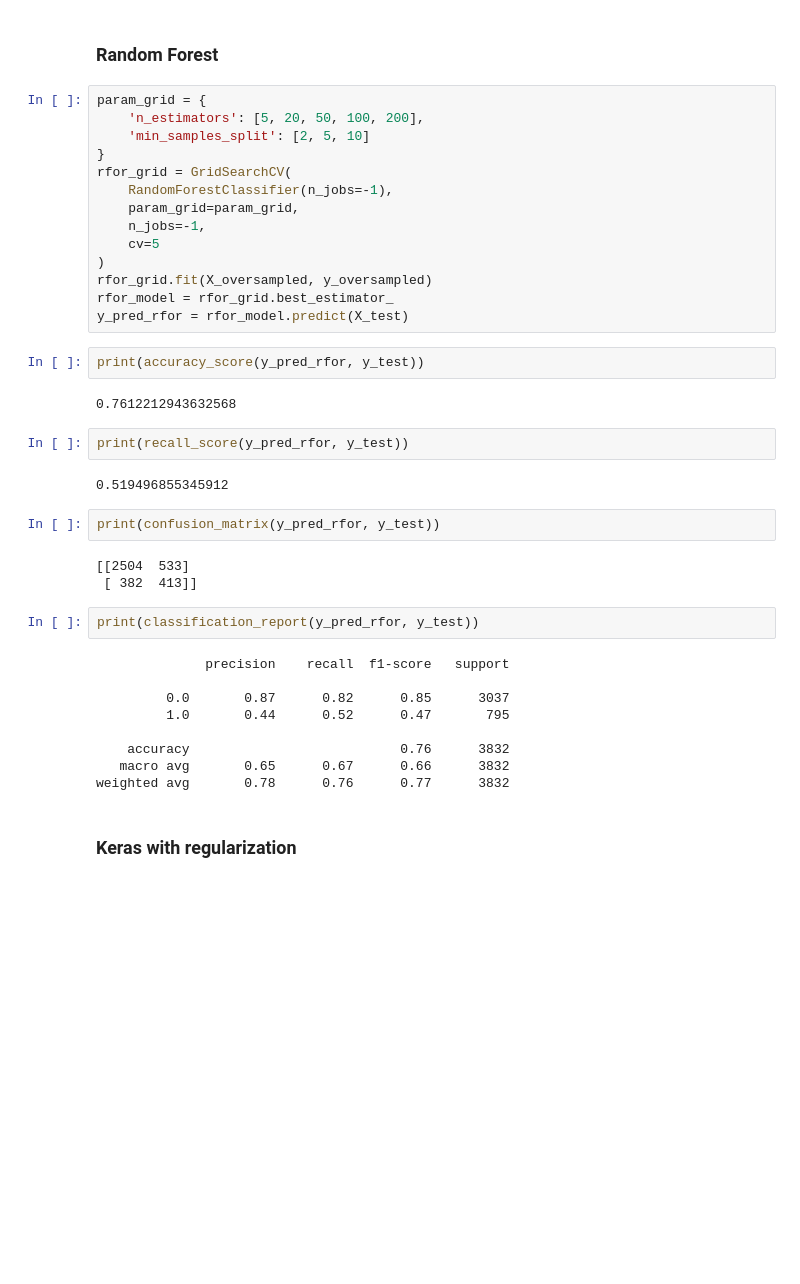
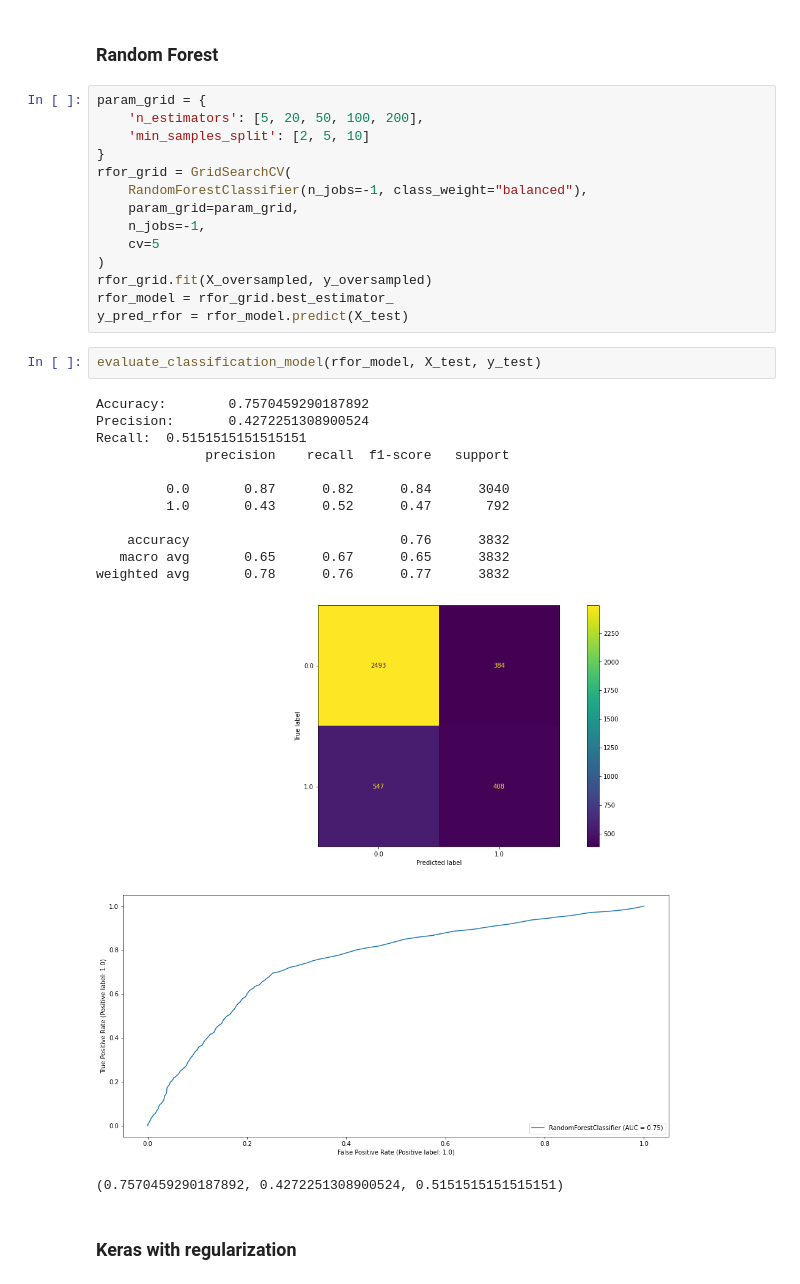
Before and after one commit to josumsc/hr-analytics-ds, a Jupyter notebook: src/hr-analytics-ds.ipynb, the cells around one changed output. Drawn from its saved outputs; the diff is of its cells as text; blank space fills up the shorter version.

```diff
--- a/src/hr-analytics-ds.ipynb
+++ b/src/hr-analytics-ds.ipynb
@@ -330,7 +320,7 @@ param_grid = {
     'min_samples_split': [2, 5, 10]
 }
 rfor_grid = GridSearchCV(
-    RandomForestClassifier(n_jobs=-1),
+    RandomForestClassifier(n_jobs=-1, class_weight="balanced"),
     param_grid=param_grid,
     n_jobs=-1,
     cv=5
@@ -338,30 +328,22 @@ rfor_grid = GridSearchCV(
 rfor_grid.fit(X_oversampled, y_oversampled)
 rfor_model = rfor_grid.best_estimator_
 y_pred_rfor = rfor_model.predict(X_test)
-# %%
-print(accuracy_score(y_pred_rfor, y_test))
-# %% [output]
-0.7612212943632568
-# %%
-print(recall_score(y_pred_rfor, y_test))
-# %% [output]
-0.519496855345912
-# %%
-print(confusion_matrix(y_pred_rfor, y_test))
-# %% [output]
-[[2504  533]
- [ 382  413]]
-# %%
-print(classification_report(y_pred_rfor, y_test))
-# %% [output]
-              precision    recall  f1-score   support
-
-         0.0       0.87      0.82      0.85      3037
-         1.0       0.44      0.52      0.47       795
-
-    accuracy                           0.76      3832
-   macro avg       0.65      0.67      0.66      3832
-weighted avg       0.78      0.76      0.77      3832
+# %%
+evaluate_classification_model(rfor_model, X_test, y_test)
+# %% [output]
+Accuracy:        0.7570459290187892
+Precision:       0.4272251308900524
+Recall:  0.5151515151515151
+              precision    recall  f1-score   support
+
+         0.0       0.87      0.82      0.84      3040
+         1.0       0.43      0.52      0.47       792
+
+    accuracy                           0.76      3832
+   macro avg       0.65      0.67      0.65      3832
+weighted avg       0.78      0.76      0.77      3832
+[figure, added]
+(0.7570459290187892, 0.4272251308900524, 0.5151515151515151)
 # %% [markdown]
 ### Keras with regularization
 # %%
```
Also changed, not shown: parts of 22 cells of this notebook.
